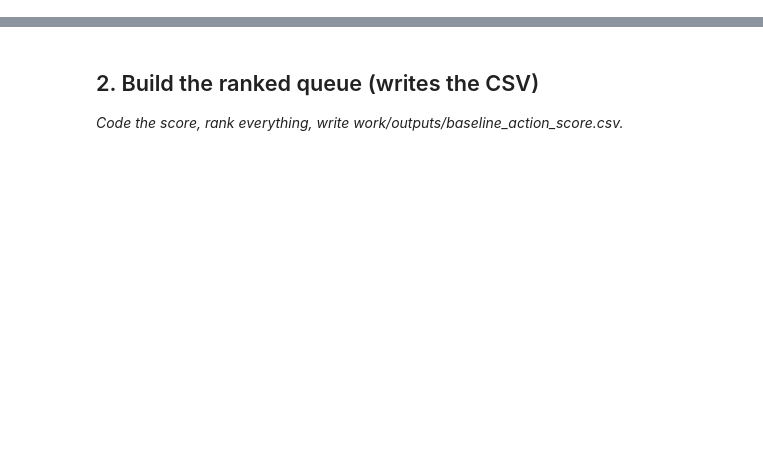
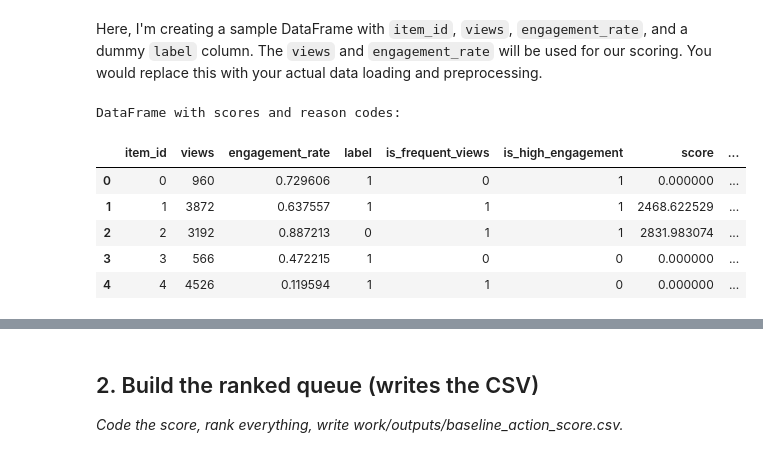
Before and after one commit to shaikhabdullahwaseem17-byte/vigilant-meme, a Jupyter notebook: work/notebooks/w04_baseline_score.ipynb, the cells around one changed output, grey strips where cells are left out. Drawn from its saved outputs; the diff is of its cells as text; code cells hidden in the pictures; blank space fills up the shorter version.

```diff
--- a/work/notebooks/w04_baseline_score.ipynb
+++ b/work/notebooks/w04_baseline_score.ipynb
@@ -15,0 +95,38 @@ This skeleton is yours to fill. Work the sections **in order** — each one has
+# %% [markdown]
+Here, I'm creating a sample DataFrame with `item_id`, `views`, `engagement_rate`, and a dummy `label` column. The `views` and `engagement_rate` will be used for our scoring. You would replace this with your actual data loading and preprocessing.
+# %%
+# Define thresholds for the rule components
+VIEW_THRESHOLD = 2500  # Example: frequent views if > 2500
+ENGAGEMENT_THRESHOLD = 0.6  # Example: high engagement if > 0.6
+
+# Apply the rule components
+df['is_frequent_views'] = (df['views'] > VIEW_THRESHOLD).astype(int)
+df['is_high_engagement'] = (df['engagement_rate'] > ENGAGEMENT_THRESHOLD).astype(int)
+
+# Code the score: A simple additive/multiplicative score
+# The rule is: 'high priority' if it has been recently viewed frequently AND has a high engagement rate
+df['score'] = df['is_frequent_views'] * df['is_high_engagement'] * (df['views'] * df['engagement_rate'])
+
+# Attach reason codes
+def assign_reason_code(row):
+    if row['is_frequent_views'] and row['is_high_engagement']:
+        return 'currently_popular'
+    elif row['is_frequent_views']:
+        return 'frequent_views'
+    elif row['is_high_engagement']:
+        return 'high_engagement'
+    else:
+        return 'low_priority'
+
+df['reason_code'] = df.apply(assign_reason_code, axis=1)
+
+print("DataFrame with scores and reason codes:")
+display(df.head())
+# %% [output]
+DataFrame with scores and reason codes:
+|  | item_id | views | engagement_rate | label | is_frequent_views | is_high_engagement | score | ... |
+| 0 | 0 | 960 | 0.729606 | 1 | 0 | 1 | 0.000000 | ... |
+| 1 | 1 | 3872 | 0.637557 | 1 | 1 | 1 | 2468.622529 | ... |
+| 2 | 2 | 3192 | 0.887213 | 0 | 1 | 1 | 2831.983074 | ... |
+| 3 | 3 | 566 | 0.472215 | 1 | 0 | 0 | 0.000000 | ... |
+| 4 | 4 | 4526 | 0.119594 | 1 | 1 | 0 | 0.000000 | ... |
```
Also changed, not shown: parts of 14 cells of this notebook.
